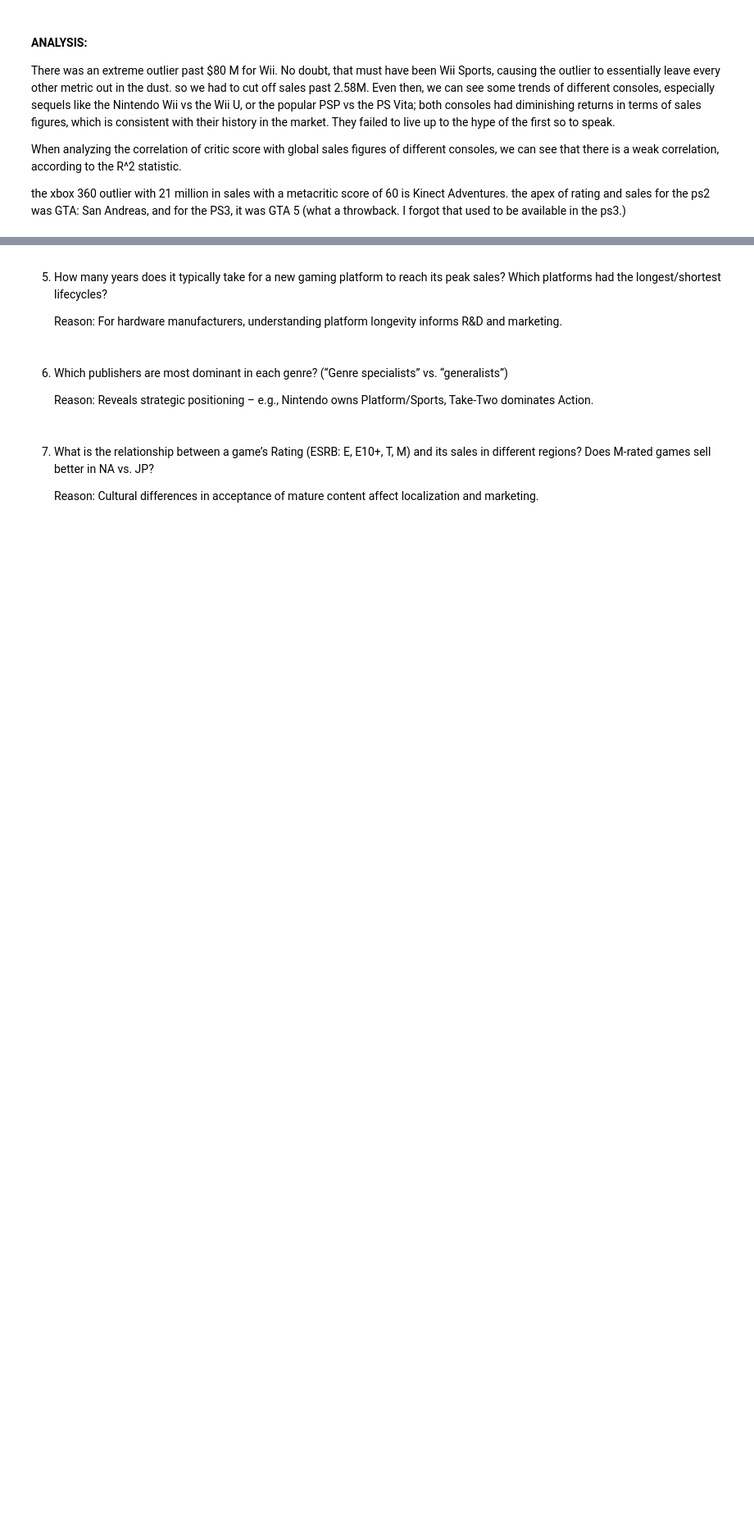
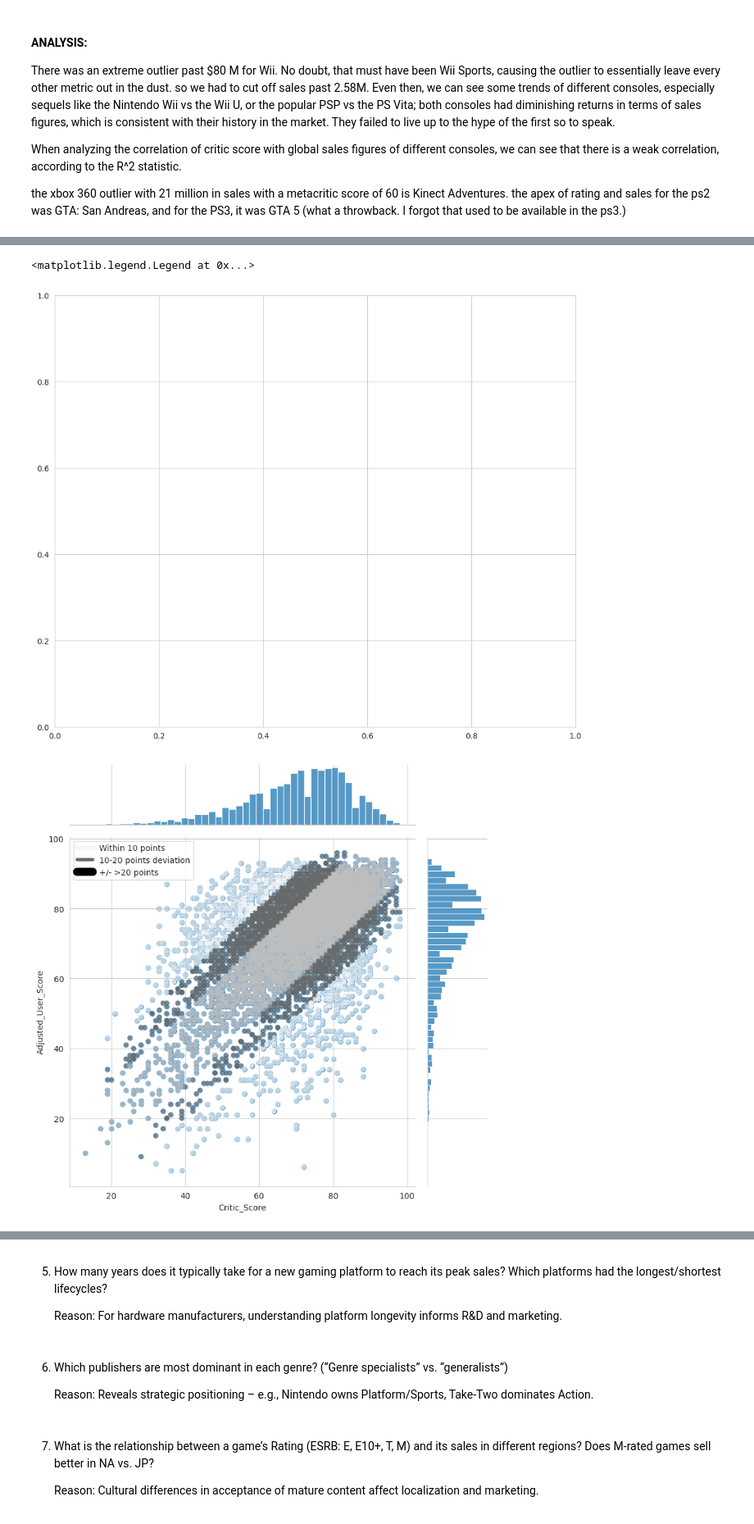
Before and after one commit to RacerBeats/DATA_ANALYTICS_FINAL_PROJ, a Jupyter notebook: Gaming sales project/game_analysis.ipynb, the cells around one changed output, grey strips where cells are left out. Shown at 82% size. Drawn from its saved outputs; the diff is of its cells as text; code cells hidden in the pictures; blank space fills up the shorter version.

Commit message:
run some analysis on the final diff between different titles, clean mergeplot q4

```diff
--- a/Gaming sales project/game_analysis.ipynb
+++ b/Gaming sales project/game_analysis.ipynb
@@ -824,0 +819,70 @@ the xbox 360 outlier with 21 million in sales with a metacritic score of 60 is K
+# %%
+#Explore data
+#print(df['Critic_Score'].unique())
+#print(df['User_Score'].unique())
+#aw hell nah, both scores are different.
+
+#TODO: Remove nan and 'tbd', then convert strings into float. multiply all things x 10, then turn to int.
+# Step 2: Remove rows with missing or 'tbd' scores
+valid_mask = (
+    ~(df['Critic_Score'].isna() |
+      (df['Critic_Score'] == 'tbd'))
+    & ~(df['User_Score'].isna() |
+      (df['User_Score'] == 'tbd'))
+)
+
+valid_data = df[valid_mask].copy()
+#print(valid_data.head())
+
+#normalize user_data, scale and convert
+valid_data = df[valid_mask].copy()
+valid_data['Adjusted_User_Score'] = pd.to_numeric(valid_data['User_Score']) * 10
+
+#calculate differences
+valid_data['Score_Diff'] = valid_data['Critic_Score'] - valid_data['Adjusted_User_Score']
+valid_data['Abs_Diff'] = abs(valid_data['Score_Diff'])
+
+#print(valid_data.Score_Diff.head())
+#print(valid_data.Abs_Diff.head())
+
+fig, ax = plt.subplots(figsize=(12, 10))
+ax = sns.jointplot(
+    data=valid_data,
+    x='Critic_Score',
+    y='Adjusted_User_Score',
+    kind='scatter',
+    marker='o',
+    alpha=0.6,
+    s=50,
+    height=8
+)
+
+# Add legend for divergence tiers using scatter points with colors
+legend_scatter = {'abs_d': (20, 30)}
+colors = ['#f7f7f7', 'dimgrey', '#bfbfbf']  # light, medium, dark
+
+def map_divergence_color(diff):
+    if abs(diff) <= 10: return colors[2]   # neutral: white/gray
+    elif abs(diff) <= 20: return colors[1]  # light: medium gray
+    else: return colors[0]   # dark: strong divergence
+
+valid_data['Plot_Color'] = valid_data['Abs_Diff'].apply(map_divergence_color)
+scatter_plot = ax.ax_joint.scatter(
+    valid_data['Critic_Score'],
+    valid_data['Adjusted_User_Score'],
+    c=valid_data['Plot_Color'],
+    alpha=0.5, s=25
+)
+
+# Legend mapping
+from matplotlib.lines import Line2D
+legend_elements = [
+    Line2D([0], [0], color='#f7f7f7', lw=6, label='Within 10 points'),
+    Line2D([0], [0], color='dimgrey', lw=4, label='10-20 points deviation'),
+    Line2D([0], [0], color='black', lw=10, label='+/- >20 points')
+]
+ax.ax_joint.legend(handles=legend_elements)
+# %% [output]
+<matplotlib.legend.Legend at 0x...>
+[figure, added]
+[figure, added]
```
Also changed, not shown: parts of 10 cells of this notebook.
